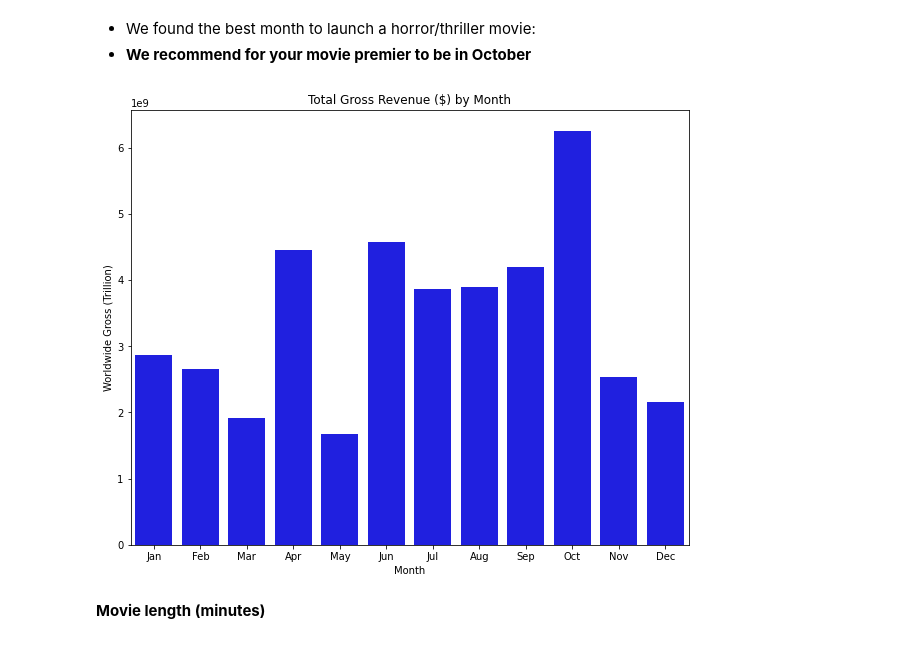
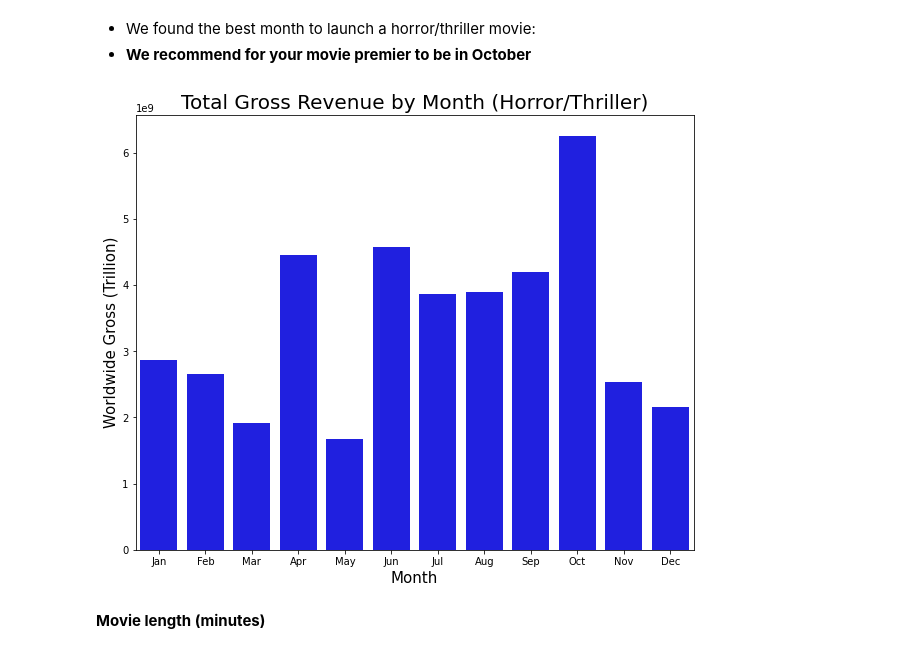
Before and after one commit to learn-co-curriculum/dsc-phase-2-project-v3, a Jupyter notebook: main_workbook.ipynb, the cells around one changed output. Cells and saved outputs as stored; diff of their text form; code cells hidden in the pictures.

```diff
--- a/main_workbook.ipynb
+++ b/main_workbook.ipynb
@@ -373,19 +416,19 @@ Name: genres, dtype: int64
 # %%
 calc_month_df = calc_df[['genres', 'release_date', 'worldwide_gross']].copy()
 calc_month_df = calc_month_df[calc_month_df['genres'].apply(lambda x: any(genre in x for genre in ['horror', 'thriller']))]
 calc_month_df['release_date'] = pd.to_datetime(calc_month_df['release_date'])
 
 grouped_calc_month_df = calc_month_df.groupby(calc_month_df['release_date'].dt.month)['worldwide_gross'].sum().reset_index()
 
 plt.figure(figsize=(10, 8))
 sns.barplot(x=grouped_calc_month_df['release_date'], y=grouped_calc_month_df['worldwide_gross'], color='blue')
 plt.xticks(range(12), [calendar.month_abbr[i] for i in range(1, 13)])
-plt.title('Total Gross Revenue ($) by Month')
-plt.xlabel('Month')
-plt.ylabel('Worldwide Gross (Trillion)')
+plt.title('Total Gross Revenue by Month (Horror/Thriller)', fontsize=20)
+plt.xlabel('Month', fontsize=15)
+plt.ylabel('Worldwide Gross (Trillion)', fontsize=15)
 plt.show()
 # %% [output]
-[figure, old version]
+[figure, new version]
 # %% [markdown]
 **Movie length (minutes)**
 # %% [markdown]
```
Also changed, not shown: parts of 9 cells of this notebook.
